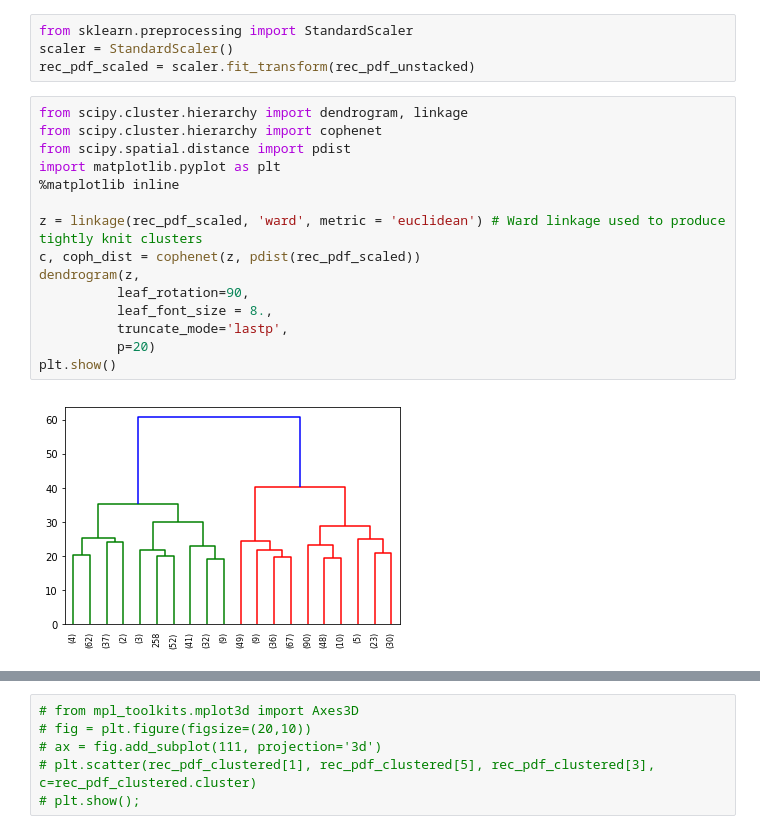
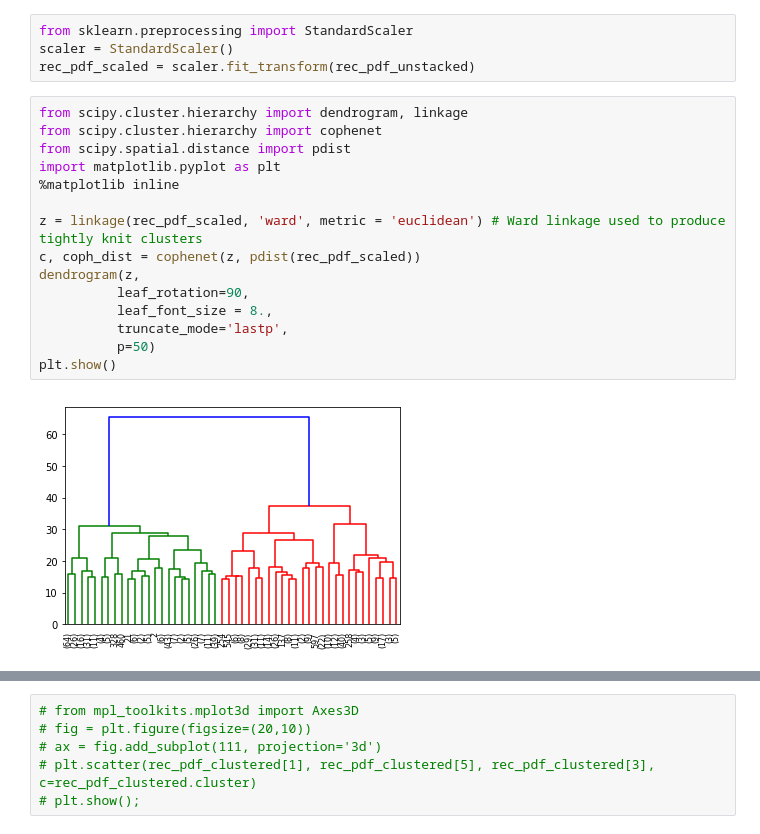
Before and after one commit to DRyanMiller/Overcoming-Echo-Chambers-in-Recommendation-Systems, a Jupyter notebook: notebooks/Final_Project_Test.ipynb, the cells around one changed output, grey strips where cells are left out. Cells and saved outputs as stored; diff of their text form.

```diff
--- a/notebooks/Final_Project_Test.ipynb
+++ b/notebooks/Final_Project_Test.ipynb
@@ -140,20 +100,20 @@ rec_pdf_scaled = scaler.fit_transform(rec_pdf_unstacked)
 # %%
 from scipy.cluster.hierarchy import dendrogram, linkage
 from scipy.cluster.hierarchy import cophenet
 from scipy.spatial.distance import pdist
 import matplotlib.pyplot as plt
 %matplotlib inline
 
 z = linkage(rec_pdf_scaled, 'ward', metric = 'euclidean') # Ward linkage used to produce tightly knit clusters
 c, coph_dist = cophenet(z, pdist(rec_pdf_scaled))
 dendrogram(z,
           leaf_rotation=90,
           leaf_font_size = 8.,
           truncate_mode='lastp',
-          p=20)
+          p=50)
 plt.show()
 # %% [output]
-[figure, old version]
+[figure, new version]
 # %%
 coph_dist.sort()
 set(coph_dist)
```
Also changed, not shown: parts of 47 cells of this notebook.
